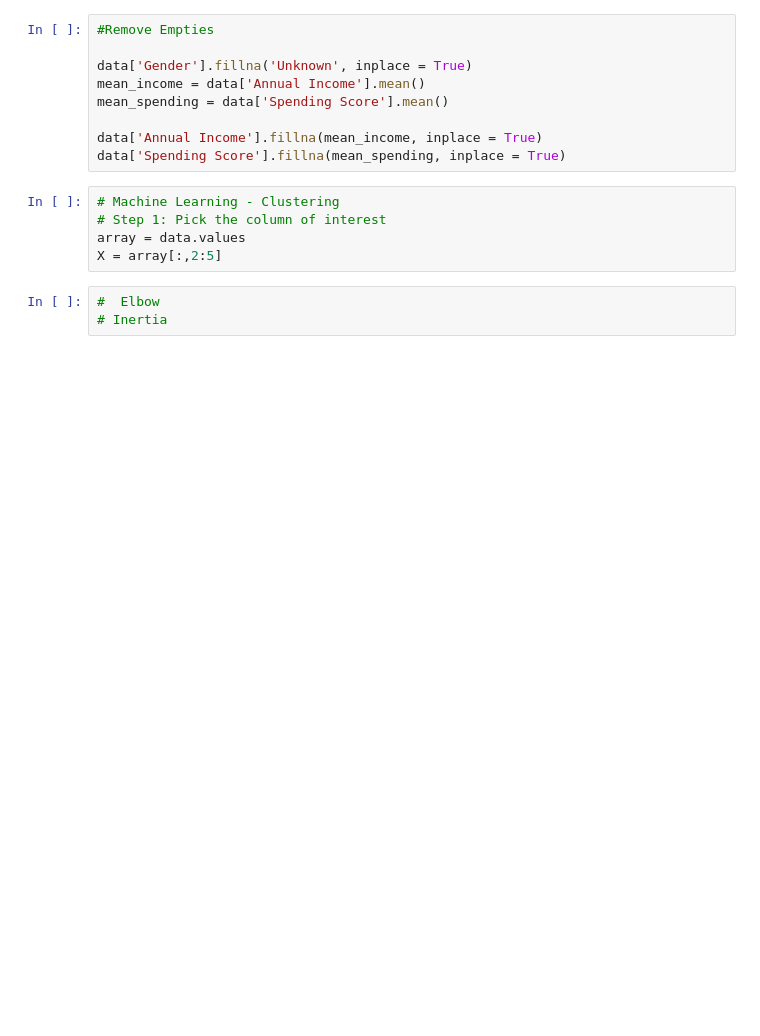
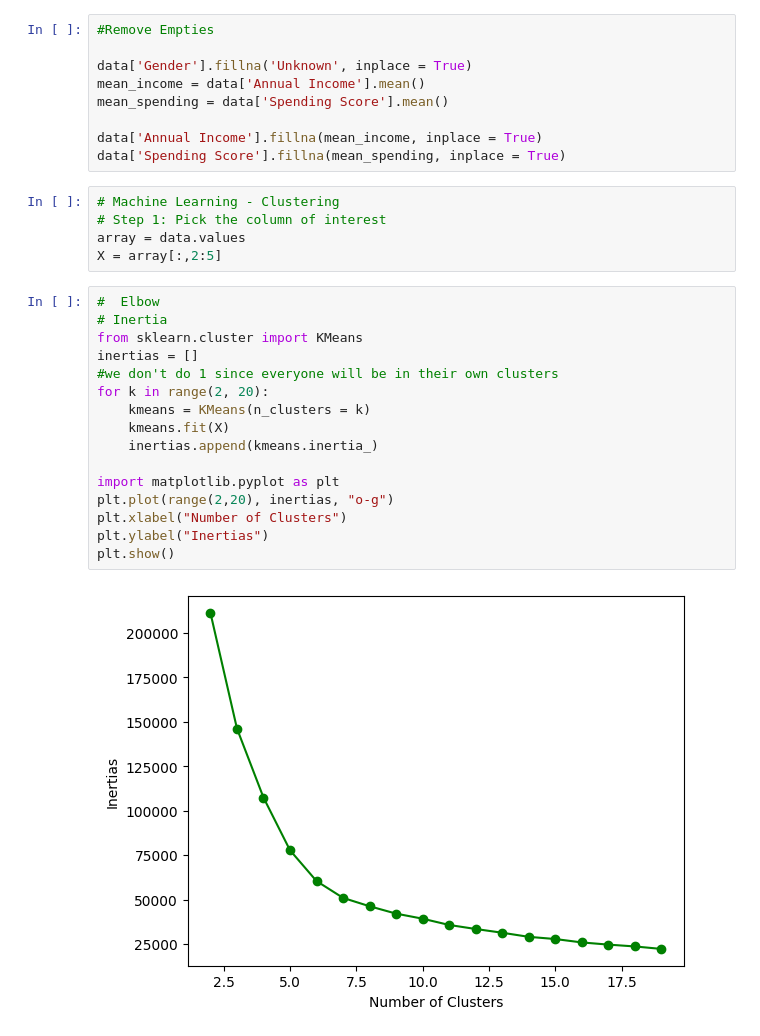
Before and after one commit to Iam-whizzy/DataScience, a Jupyter notebook: clusteringUnsupervised.ipynb, the cells around one changed output. Saved outputs shown, nothing was run; the diff lists cells and outputs as text; blank space fills up the shorter version.

```diff
--- a/clusteringUnsupervised.ipynb
+++ b/clusteringUnsupervised.ipynb
@@ -67,9 +67,24 @@ data['Spending Score'].fillna(mean_spending, inplace = True)
 # Step 1: Pick the column of interest
 array = data.values
 X = array[:,2:5]
-# %%
-#  Elbow
-# Inertia
+# %%
+#  Elbow
+# Inertia
+from sklearn.cluster import KMeans
+inertias = []
+#we don't do 1 since everyone will be in their own clusters
+for k in range(2, 20):
+    kmeans = KMeans(n_clusters = k)
+    kmeans.fit(X)
+    inertias.append(kmeans.inertia_)
+
+import matplotlib.pyplot as plt
+plt.plot(range(2,20), inertias, "o-g")
+plt.xlabel("Number of Clusters")
+plt.ylabel("Inertias")
+plt.show()
+# %% [output]
+[figure, added]
 # %%
 # Step 2:
 from sklearn.cluster import KMeans
```
Also changed, not shown: parts of 9 cells of this notebook.
